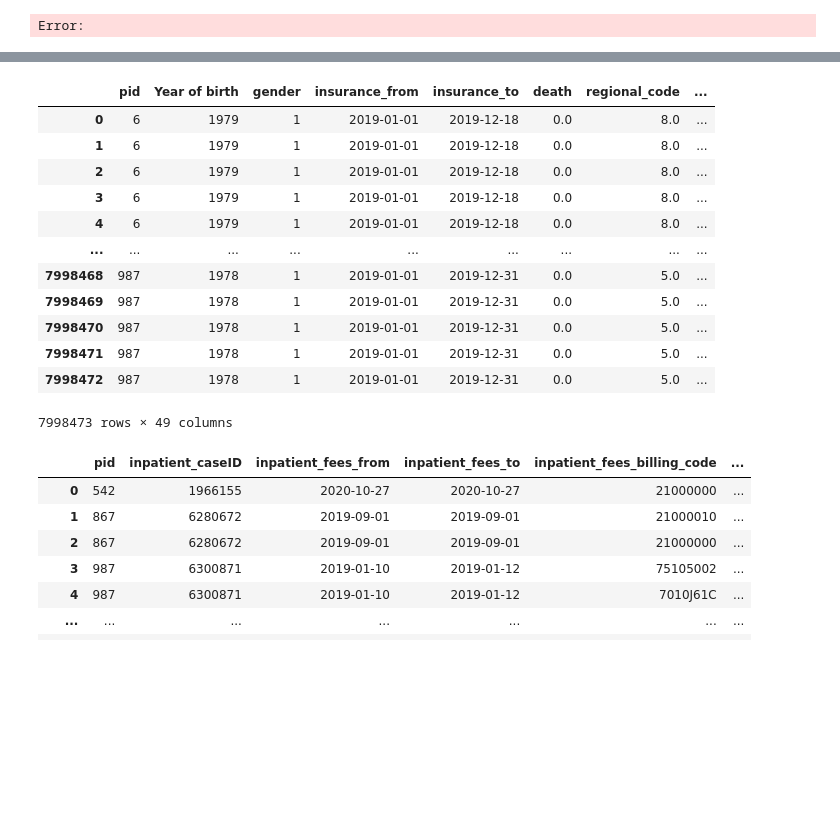
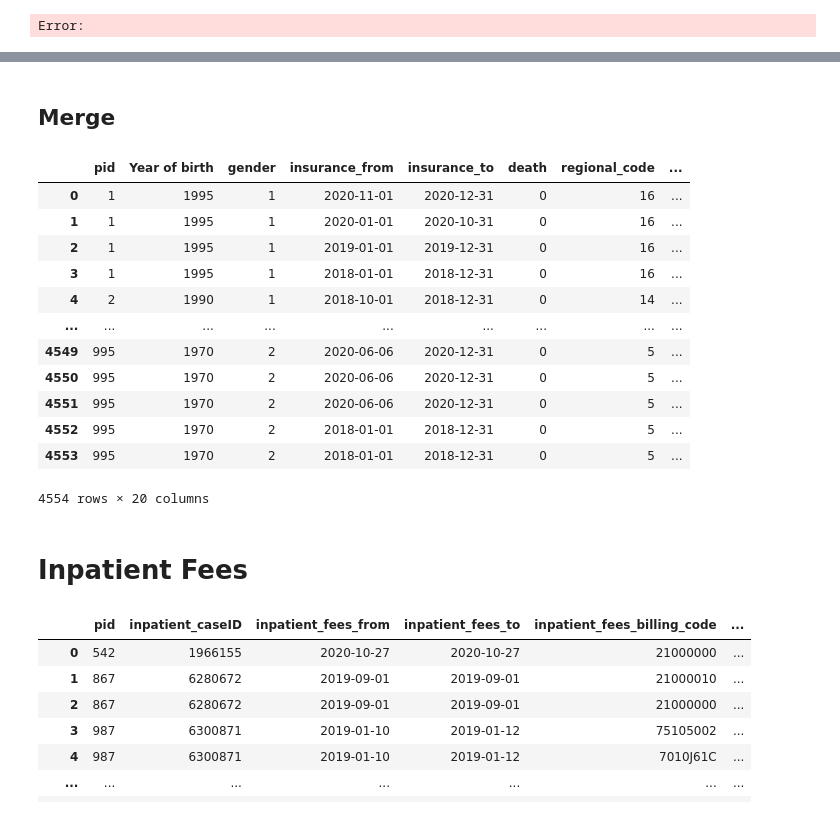
Before and after one commit to Sommerrolle/eval-synth-data-privacy, a Jupyter notebook: data_preprocessing.ipynb, the cells around one changed output, grey strips where cells are left out. Drawn from its saved outputs; the diff is of its cells as text; code cells hidden in the pictures; blank space fills up the shorter version.

```diff
--- a/data_preprocessing.ipynb
+++ b/data_preprocessing.ipynb
@@ -623,7 +640,7 @@ df_inpatient_cases
 ## Merge
 - 8 out of 11: insurance, insurance_data, outpatient_cases, outpatient_fees, outpatient_procedure, outpatient_diagnosis, drugs, inpatient_case
 # %%
-df_all_8 = pd.merge(df_all_7, df_inpatient_cases, left_on='pid', right_on='inpatient_case_pid', how='left')
-df_all_8
+df_all_3_inpatient = pd.merge(df_all_2, df_inpatient_cases, left_on='pid', right_on='inpatient_case_pid', how='left')
+df_all_3_inpatient
 # %% [output]
 |  | pid | Year of birth | gender | insurance_from | insurance_to | death | regional_code | ... |
@@ -642,11 +661,11 @@ df_all_8
 # %%
-df_all_8 = filter_by_timeframe(
-    df_all_8,
+df_all_3_inpatient = filter_by_timeframe(
+    df_all_3_inpatient,
     insurance_from_col="insurance_from",
     insurance_to_col="insurance_to",
     case_from_col="inpatient_case_date_of_admission",
     case_to_col="inpatient_case_date_of_discharge"
 )
 
-df_all_8.shape
+df_all_3_inpatient.shape
 # %% [output]
@@ -678,8 +702,25 @@ Error:
 # %%
-df_inpatient_diagnosis = pd.read_csv('wig2/testdata/test.inpatient_diagnosis.csv', sep='\t')
+df_inpatient_diagnosis = pd.read_csv(
+    'wig2/testdata/test.inpatient_diagnosis.csv',
+    sep='\t',
+    dtype={
+        'pid': int,
+        'caseID': int,
+        'diagnosis': str,
+        'type of diagnosis': str,
+        'is main diagnosis': 'Int64',
+        'localisation': 'Int64'
+    }
+)
+
+# Add prefix and clean column names
 df_inpatient_diagnosis = df_inpatient_diagnosis.add_prefix('inpatient_diagnosis_')
 df_inpatient_diagnosis.columns = df_inpatient_diagnosis.columns.str.replace(' ', '_')
-df_inpatient_diagnosis.rename(columns={"inpatient_diagnosis_pid": "pid", "inpatient_diagnosis_caseID": "inpatient_caseID"}, inplace=True)
+df_inpatient_diagnosis.rename(columns={
+    "inpatient_diagnosis_pid": "pid",
+    "inpatient_diagnosis_caseID": "inpatient_caseID"
+}, inplace=True)
+
 df_inpatient_diagnosis
 # %% [output]
 |  | pid | inpatient_caseID | inpatient_diagnosis_diagnosis | inpatient_diagnosis_type_of_diagn... | inpatient_diagnosis_is_main_diagn... | ... |
@@ -697,20 +738,24 @@ df_inpatient_diagnosis
 1486 rows × 6 columns
+# %% [markdown]
+## Merge
 # %%
 # 9 out of 11: insurance, insurance_data, outpatient_cases, outpatient_fees, outpatient_procedure, outpatient_diagnosis, drugs, inpatient_case, inpatient_diagnosis
-df_universal_9 = pd.merge(df_universal_8, df_inpatient_diagnosis, on=['pid', 'inpatient_caseID'], how='left')
-df_universal_9
+df_all_4_inpatient = pd.merge(df_all_3_inpatient, df_inpatient_diagnosis, on=['pid', 'inpatient_caseID'], how='left')
+df_all_4_inpatient
 # %% [output]
 |  | pid | Year of birth | gender | insurance_from | insurance_to | death | regional_code | ... |
-| 0 | 6 | 1979 | 1 | 2019-01-01 | 2019-12-18 | 0.0 | 8.0 | ... |
-| 1 | 6 | 1979 | 1 | 2019-01-01 | 2019-12-18 | 0.0 | 8.0 | ... |
-| 2 | 6 | 1979 | 1 | 2019-01-01 | 2019-12-18 | 0.0 | 8.0 | ... |
-| 3 | 6 | 1979 | 1 | 2019-01-01 | 2019-12-18 | 0.0 | 8.0 | ... |
-| 4 | 6 | 1979 | 1 | 2019-01-01 | 2019-12-18 | 0.0 | 8.0 | ... |
+| 0 | 1 | 1995 | 1 | 2020-11-01 | 2020-12-31 | 0 | 16 | ... |
+| 1 | 1 | 1995 | 1 | 2020-01-01 | 2020-10-31 | 0 | 16 | ... |
+| 2 | 1 | 1995 | 1 | 2019-01-01 | 2019-12-31 | 0 | 16 | ... |
+| 3 | 1 | 1995 | 1 | 2018-01-01 | 2018-12-31 | 0 | 16 | ... |
+| 4 | 2 | 1990 | 1 | 2018-10-01 | 2018-12-31 | 0 | 14 | ... |
 | ... | ... | ... | ... | ... | ... | ... | ... | ... |
-| 7998468 | 987 | 1978 | 1 | 2019-01-01 | 2019-12-31 | 0.0 | 5.0 | ... |
-| 7998469 | 987 | 1978 | 1 | 2019-01-01 | 2019-12-31 | 0.0 | 5.0 | ... |
-| 7998470 | 987 | 1978 | 1 | 2019-01-01 | 2019-12-31 | 0.0 | 5.0 | ... |
-| 7998471 | 987 | 1978 | 1 | 2019-01-01 | 2019-12-31 | 0.0 | 5.0 | ... |
-| 7998472 | 987 | 1978 | 1 | 2019-01-01 | 2019-12-31 | 0.0 | 5.0 | ... |
+| 4549 | 995 | 1970 | 2 | 2020-06-06 | 2020-12-31 | 0 | 5 | ... |
+| 4550 | 995 | 1970 | 2 | 2020-06-06 | 2020-12-31 | 0 | 5 | ... |
+| 4551 | 995 | 1970 | 2 | 2020-06-06 | 2020-12-31 | 0 | 5 | ... |
+| 4552 | 995 | 1970 | 2 | 2018-01-01 | 2018-12-31 | 0 | 5 | ... |
+| 4553 | 995 | 1970 | 2 | 2018-01-01 | 2018-12-31 | 0 | 5 | ... |
-7998473 rows × 49 columns
+4554 rows × 20 columns
+# %% [markdown]
+# Inpatient Fees
 # %%
```
Also changed, not shown: parts of 28 cells of this notebook.
